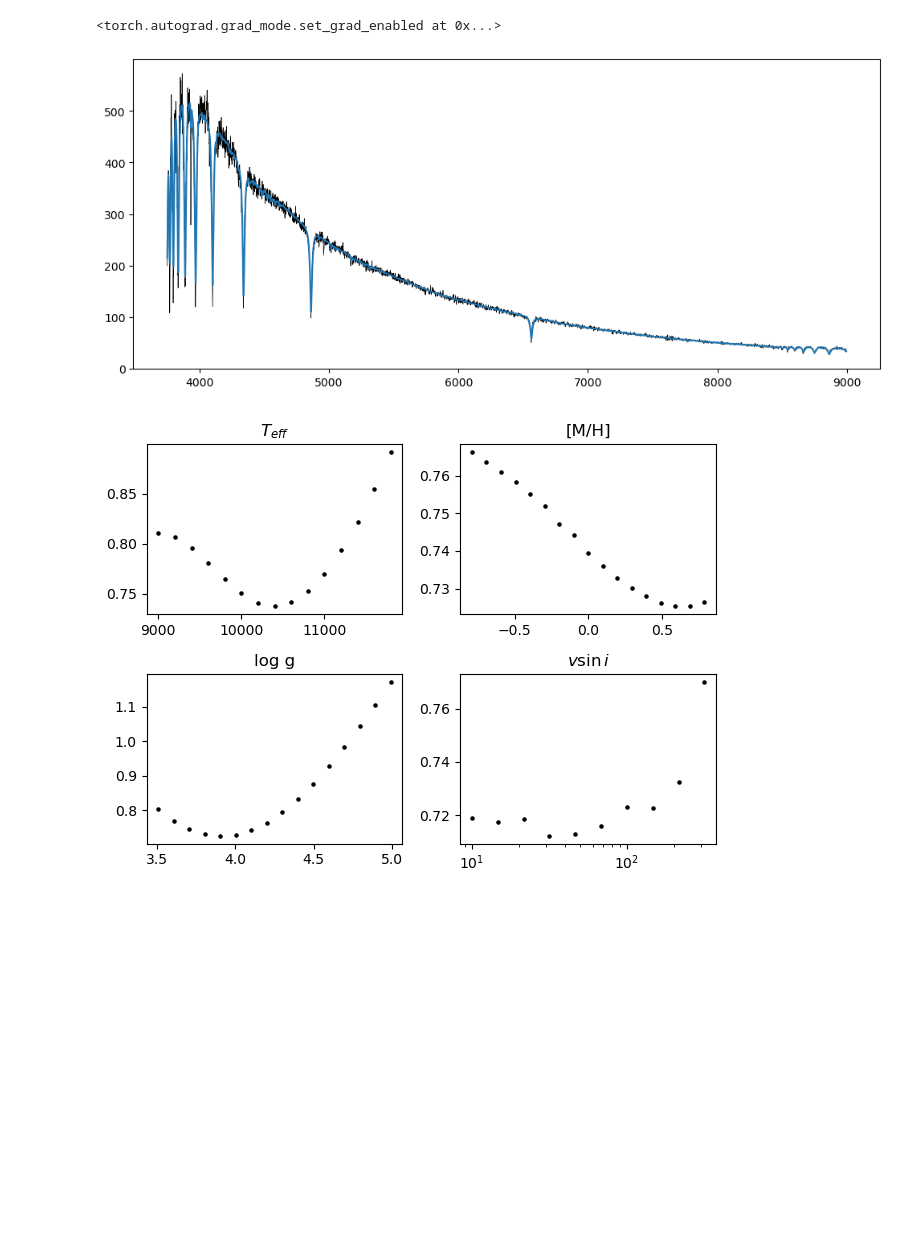
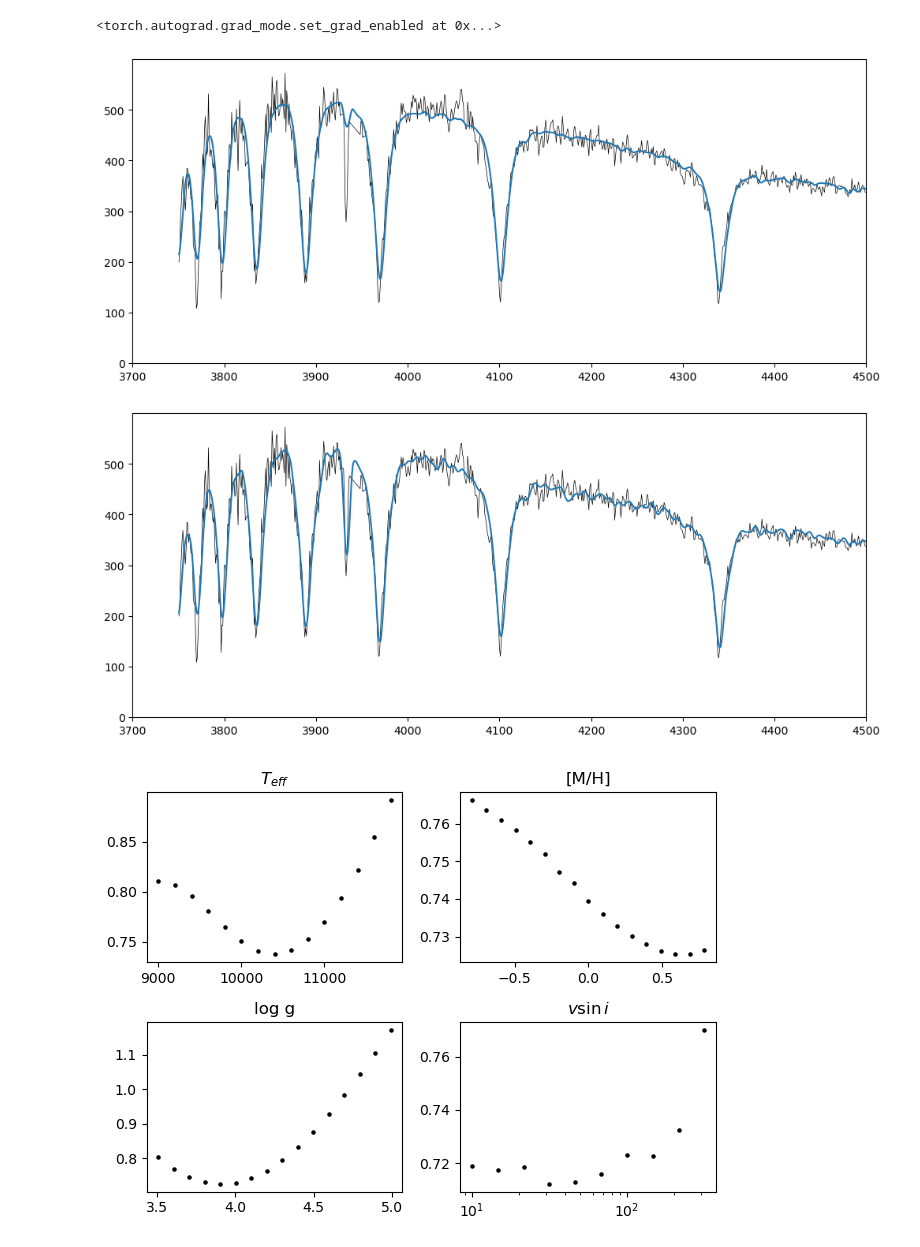
Before and after one commit to SimonVanSchuylenbergh/PASTA, a Jupyter notebook: tensor_interpolation_test.ipynb, the cells around one changed output. Cells and saved outputs as stored; diff of their text form; code cells hidden in the pictures; blank space fills up the shorter version.

```diff
--- a/tensor_interpolation_test.ipynb
+++ b/tensor_interpolation_test.ipynb
@@ -16,16 +16,27 @@ pso = BOSS_PSO()
 # %%
 pso.set_observed(read_fits('BOSS_spectra/spec-016340-59629-27021597912071649.fits'))
 model = pso.produce_model(torch.tensor([10248.3, 0.03256, 3.9124, 103.2136, 0.0]))
 continuum = pso.fit_continuum(model)
 
 plt.figure(figsize=(12,5))
 plt.plot(pso.observed[:,0], pso.observed[:,1], color='black', lw=0.5)
 plt.plot(pso.observed[:,0], continuum * model)
-#plt.xlim((3700, 4500))
+plt.xlim((3700, 4500))
 #plt.xlim((4000, 5000))
 plt.show()
+
+model = pso.produce_model(torch.tensor([8250, 0.0, 3.0, 103.2136, 0.0]))
+continuum = pso.fit_continuum(model)
+
+plt.figure(figsize=(12,5))
+plt.plot(pso.observed[:,0], pso.observed[:,1], color='black', lw=0.5)
+plt.plot(pso.observed[:,0], continuum * model)
+plt.xlim((3700, 4500))
+#plt.xlim((4000, 5000))
+plt.show()
 # %% [output]
-[figure, old version]
+[figure, new version]
+[figure, added]
 # %%
 fig, ax = plt.subplots(2, 2)
 
```
Also changed, not shown: parts of 2 cells of this notebook, 3 other files.
